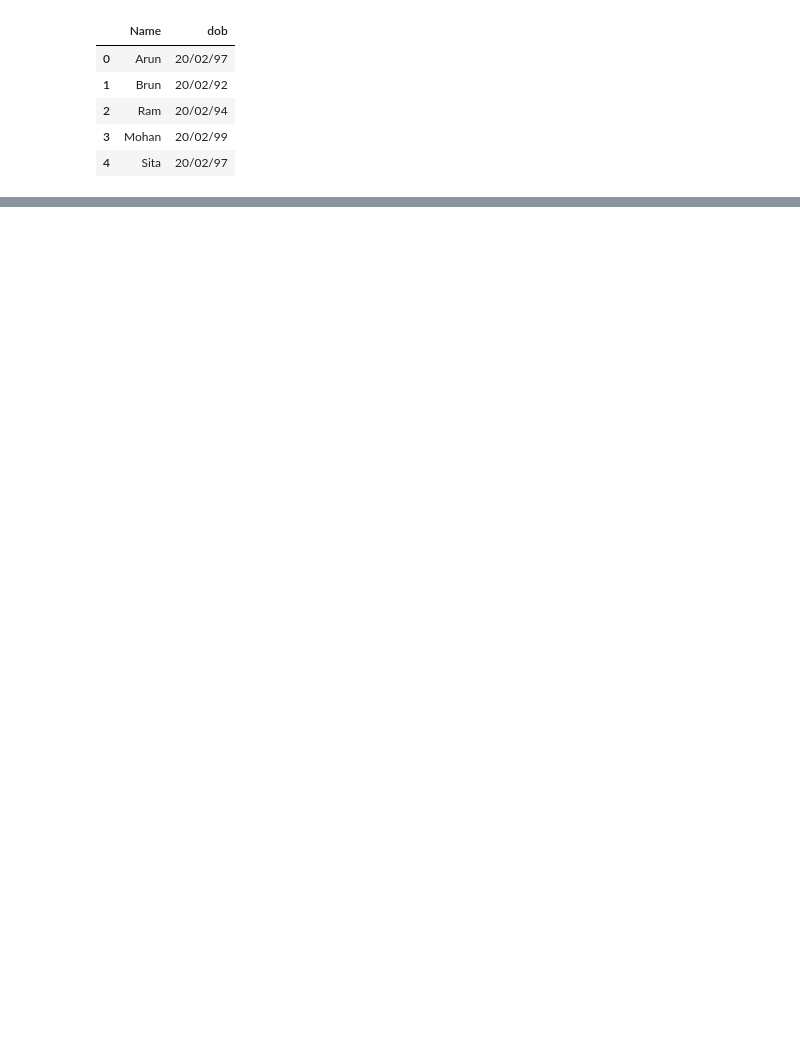
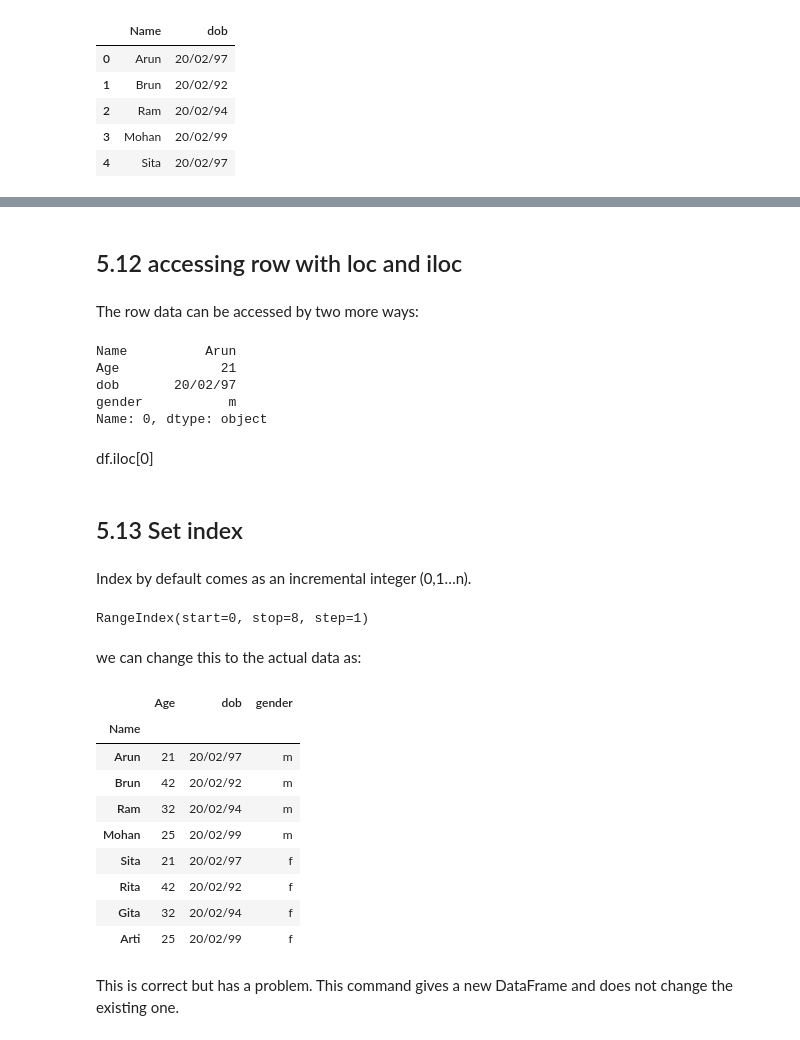
Before and after one commit to chitranjanit/dirty-your-hands-on-ml, a Jupyter notebook: ml-base/pandas/ex-1 ( Crating dataframe using directionary data ).ipynb, the cells around one changed output, grey strips where cells are left out. Saved outputs shown, nothing was run; the diff lists cells and outputs as text; code cells hidden in the pictures; blank space fills up the shorter version.

```diff
--- a/ml-base/pandas/ex-1 ( Crating dataframe using directionary data ).ipynb
+++ b/ml-base/pandas/ex-1 ( Crating dataframe using directionary data ).ipynb
@@ -258,0 +360,40 @@ df[['Name','dob']].head()
+# %% [markdown]
+## 5.12 accessing row with loc and iloc
+# %% [markdown]
+The row data can be accessed by two more ways:
+# %%
+df.loc[0]
+# %% [output]
+Name          Arun
+Age             21
+dob       20/02/97
+gender           m
+Name: 0, dtype: object
+# %% [markdown]
+df.iloc[0]
+# %% [markdown]
+## 5.13 Set index
+# %% [markdown]
+Index by default comes as an incremental integer (0,1…n).
+# %%
+df.index
+# %% [output]
+RangeIndex(start=0, stop=8, step=1)
+# %% [markdown]
+we can change this to the actual data as:
+# %%
+df.set_index('Name')
+# %% [output]
+|  | Age | dob | gender |
+| Name |  |  |  |
+| Arun | 21 | 20/02/97 | m |
+| Brun | 42 | 20/02/92 | m |
+| Ram | 32 | 20/02/94 | m |
+| Mohan | 25 | 20/02/99 | m |
+| Sita | 21 | 20/02/97 | f |
+| Rita | 42 | 20/02/92 | f |
+| Gita | 32 | 20/02/94 | f |
+| Arti | 25 | 20/02/99 | f |
+# %% [markdown]
+This is correct but has a problem. This command gives a new DataFrame and
+does not change the existing one.
```
Also changed, not shown: parts of 33 cells of this notebook, 3 other files.
